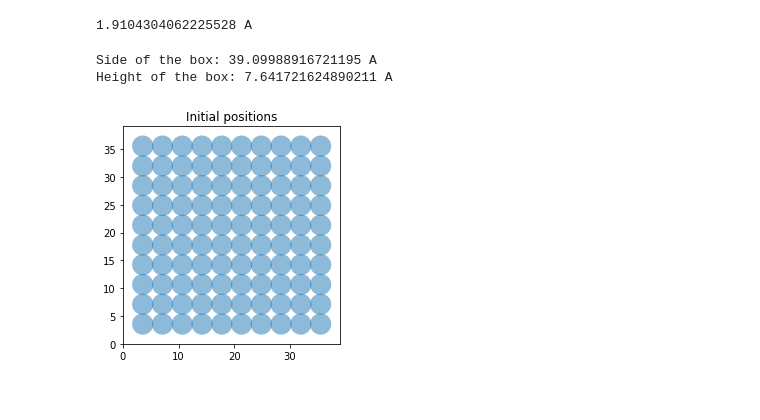
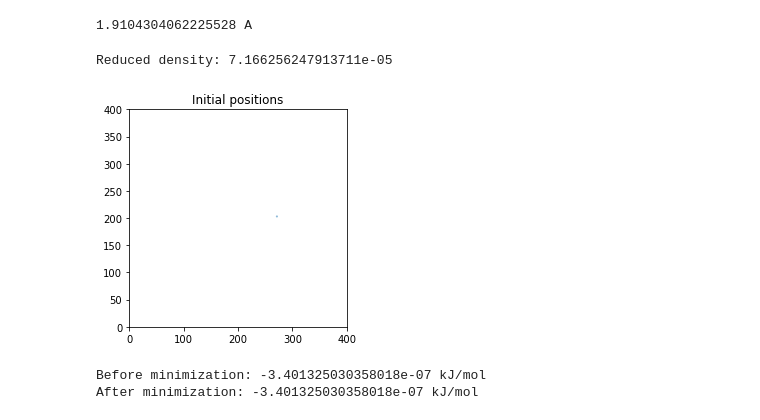
Before and after one commit to uibcdf/Molecular-Systems, a Jupyter notebook: docs/contents/lennard_jones_fluid/2D_LJ_fluid.ipynb, the cells around one changed output. Saved outputs shown, nothing was run; the diff lists cells and outputs as text; code cells hidden in the pictures.

```diff
--- a/docs/contents/lennard_jones_fluid/2D_LJ_fluid.ipynb
+++ b/docs/contents/lennard_jones_fluid/2D_LJ_fluid.ipynb
@@ -12,10 +13,12 @@ from tqdm import tqdm
 # %% [markdown]
 # 2D Lennard-Jones fluid
 # %%
-n_particles = 100
-reduced_density = 0.75
 mass = 39.948 * unit.amu
 sigma = 3.404 * unit.angstroms
 epsilon = 0.238 * unit.kilocalories_per_mole
 charge = 0.0 * unit.elementary_charge
+
+n_particles = 1
+reduced_density = 0.15
+l_box = 400.0 * unit.angstroms
 # %%
@@ -34,34 +37,37 @@ print(radius)
 # %% [output]
 1.9104304062225528 A
 # %%
-area_particles = n_particles*np.pi*radius**2
-area = area_particles/reduced_density
-l_box = area**(1/2)
-height = 4*radius
-print('Side of the box: {}'.format(l_box))
-print('Height of the box: {}'.format(height))
+if l_box is None:
+    area_particles = n_particles*np.pi*radius**2
+    area = area_particles/reduced_density
+    l_box = area**(1/2)
+    print('Side of the box: {}'.format(l_box))
+else:
+    area_particles = n_particles*np.pi*radius**2
+    area = l_box**2
+    reduced_density = area_particles/area
+    print('Reduced density: {}'.format(reduced_density))
 # %% [output]
-Side of the box: 39.09988916721195 A
-Height of the box: 7.641721624890211 A
+Reduced density: 7.166256247913711e-05
 # %%
 space = skopt.Space([[0.0, l_box._value], [0.0, l_box._value]])
-generator = skopt.sampler.Grid(use_full_layout=False)
-#generator = skopt.sampler.Lhs(criterion="maximin", iterations=10000)
-initial_positions = generator.generate(space.dimensions, n_particles)
-initial_positions = np.array(initial_positions)*unit.angstroms
+#generator = skopt.sampler.Grid(use_full_layout=False)
+generator = skopt.sampler.Lhs(criterion="maximin", iterations=10000)
+positions_2d = generator.generate(space.dimensions, n_particles)
+positions_2d = np.array(positions_2d)*unit.angstroms
 # %%
 ax = plt.subplot(aspect='equal')
 
 patches=[]
 for ii in range(n_particles):
-    patches.append(Circle(initial_positions[ii,:]._value, radius._value))
+    patches.append(Circle(positions_2d[ii,:]._value, radius._value))
 
 p = PatchCollection(patches, alpha=0.5)
 ax.add_collection(p)
 
 ax.set_title("Initial positions")
 ax.set_xlim([0.0, l_box._value])
 ax.set_ylim([0.0, l_box._value])
 plt.show()
 # %% [output]
-[figure, old version]
+[figure, new version]
@@ -92,0 +121,9 @@ _ = system.addForce(non_bonded_force)
+# %%
+state=context.getState(getEnergy=True)
+print("Before minimization: {}".format(state.getPotentialEnergy()))
+mm.LocalEnergyMinimizer_minimize(context)
+state=context.getState(getEnergy=True, getPositions=True)
+print("After minimization: {}".format(state.getPotentialEnergy()))
+# %% [output]
+Before minimization: -3.401325030358018e-07 kJ/mol
+After minimization: -3.401325030358018e-07 kJ/mol
```
Also changed, not shown: parts of 22 cells of this notebook, 4 other files.
